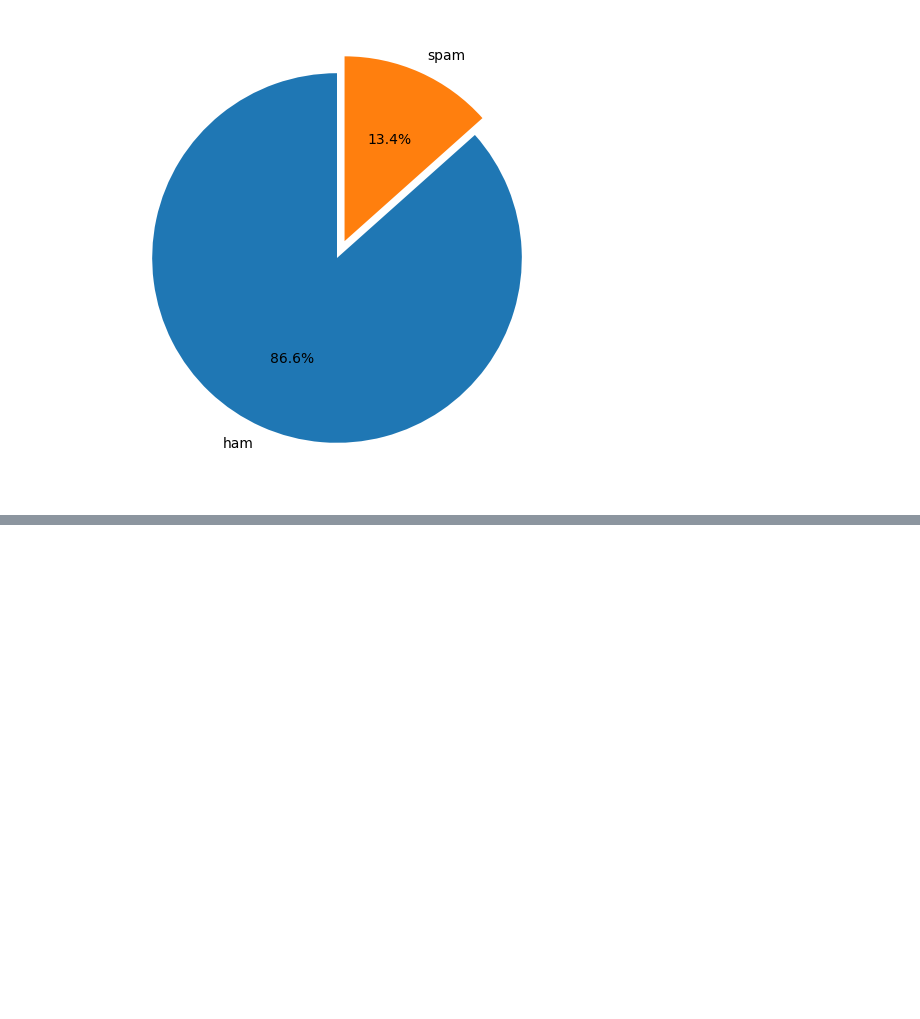
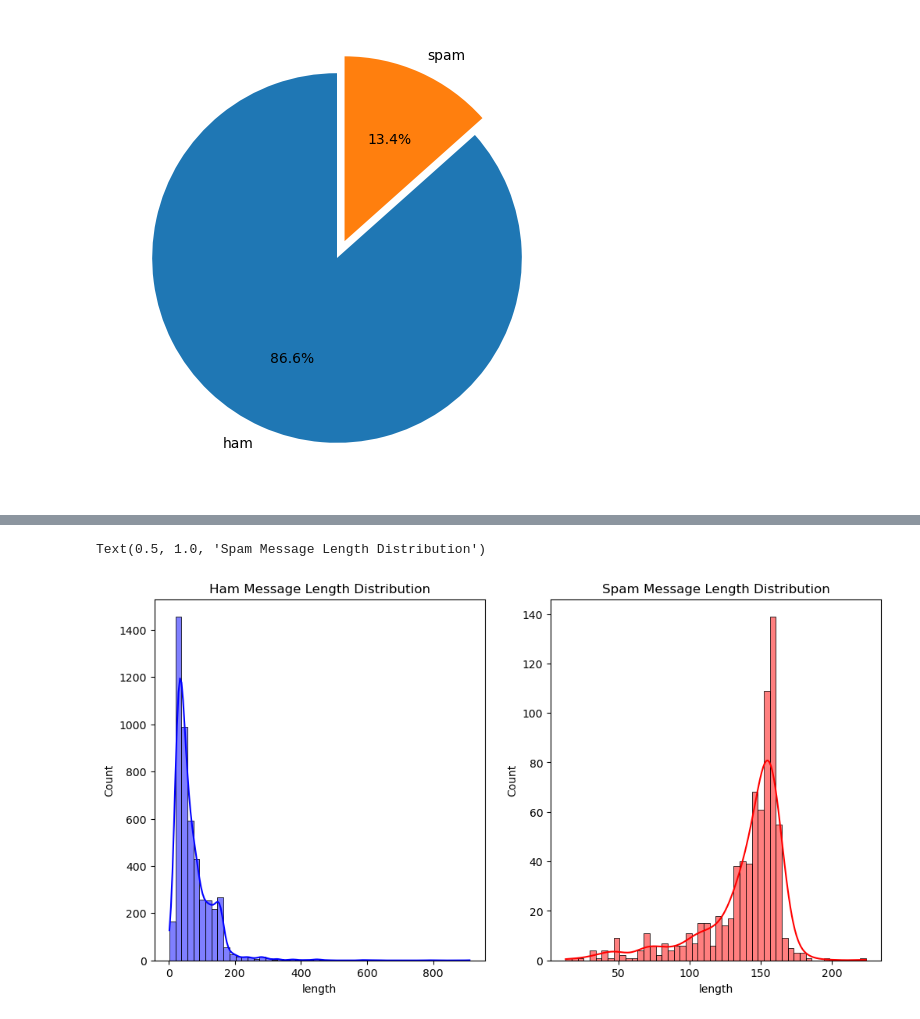
Before and after one commit to AnubhavYadavBCA25/Spam-Classification-Project, a Jupyter notebook: notebooks/EDA.ipynb, the cells around one changed output, grey strips where cells are left out. Cells and saved outputs as stored; diff of their text form; code cells hidden in the pictures; blank space fills up the shorter version.

```diff
--- a/notebooks/EDA.ipynb
+++ b/notebooks/EDA.ipynb
@@ -219,0 +216,13 @@ plt.pie(df['label'].value_counts(), labels=['ham', 'spam'], autopct='%1.1f%%', s
+# %%
+# message length distribution by label
+plt.figure(figsize=(12, 6))
+plt.subplot(1, 2, 1)
+sns.histplot(df[df['label']=='ham']['length'], bins=50, kde=True, color='blue')
+plt.title('Ham Message Length Distribution')
+
+plt.subplot(1, 2, 2)
+sns.histplot(df[df['label']=='spam']['length'], bins=50, kde=True, color='red')
+plt.title('Spam Message Length Distribution')
+# %% [output]
+Text(0.5, 1.0, 'Spam Message Length Distribution')
+[figure, added]
```
Also changed, not shown: parts of 12 cells of this notebook, 2 other files.
